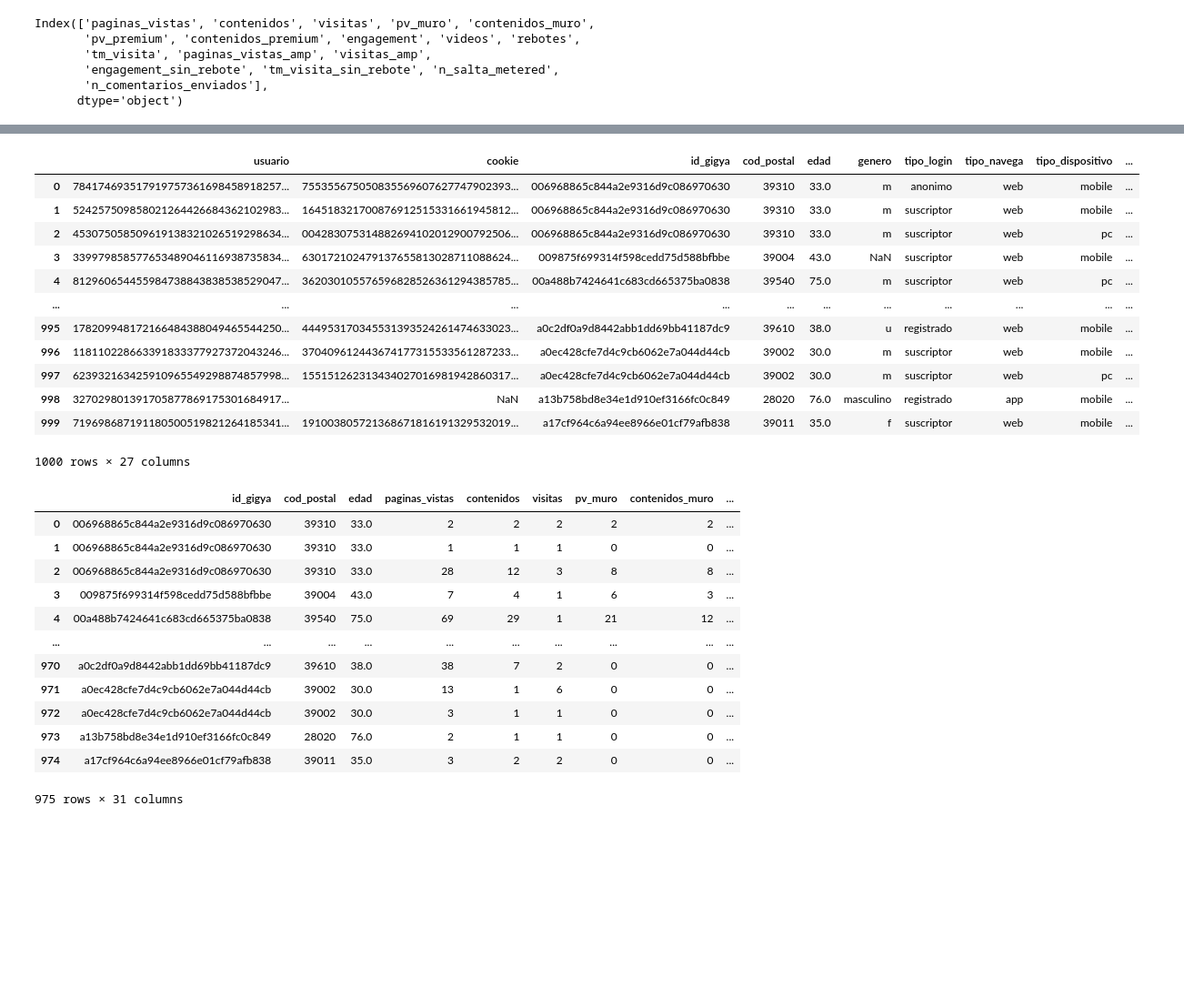
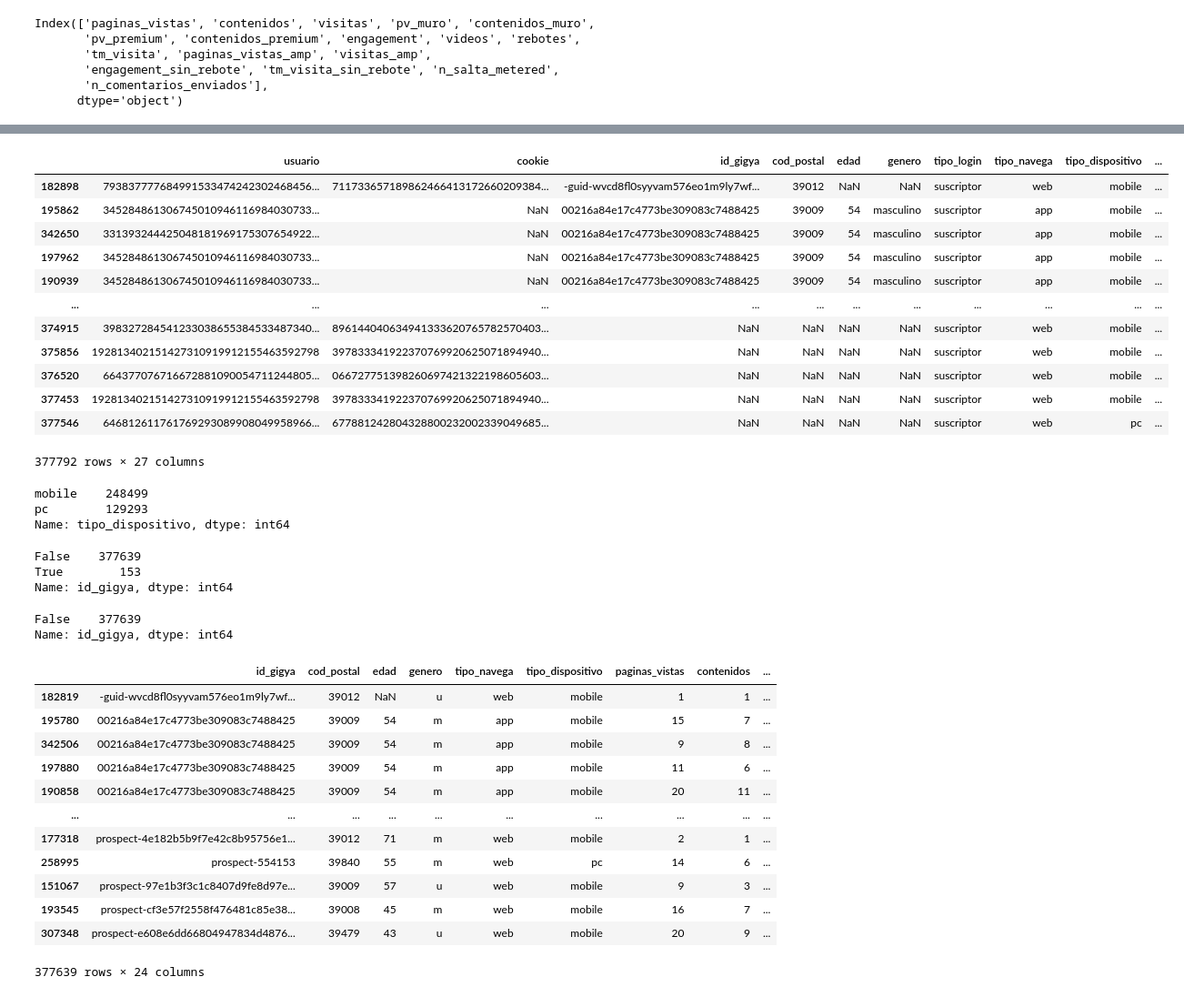
Before and after one commit to rgomezh/tfm-kschool, a Jupyter notebook: data-analysis.ipynb, the cells around one changed output, grey strips where cells are left out. Shown: that part at 91% size. Cells and saved outputs as stored; diff of their text form; code cells hidden in the pictures; blank space fills up the shorter version.

Commit message:
mergin subscriptions and navegation

```diff
--- a/data-analysis.ipynb
+++ b/data-analysis.ipynb
@@ -452,37 +473,54 @@ users.set_data()
+# %%
+users.users.sort_values(by='id_gigya')
+# %% [output]
+|  | usuario | cookie | id_gigya | cod_postal | edad | genero | tipo_login | tipo_navega | tipo_dispositivo | ... |
+| 182898 | 793837777684991533474242302468456... | 711733657189862466413172660209384... | -guid-wvcd8fl0syyvam576eo1m9ly7wf... | 39012 | NaN | NaN | suscriptor | web | mobile | ... |
+| 195862 | 345284861306745010946116984030733... | NaN | 00216a84e17c4773be309083c7488425 | 39009 | 54 | masculino | suscriptor | app | mobile | ... |
+| 342650 | 331393244425048181969175307654922... | NaN | 00216a84e17c4773be309083c7488425 | 39009 | 54 | masculino | suscriptor | app | mobile | ... |
+| 197962 | 345284861306745010946116984030733... | NaN | 00216a84e17c4773be309083c7488425 | 39009 | 54 | masculino | suscriptor | app | mobile | ... |
+| 190939 | 345284861306745010946116984030733... | NaN | 00216a84e17c4773be309083c7488425 | 39009 | 54 | masculino | suscriptor | app | mobile | ... |
+| ... | ... | ... | ... | ... | ... | ... | ... | ... | ... | ... |
+| 374915 | 398327284541233038655384533487340... | 896144040634941333620765782570403... | NaN | NaN | NaN | NaN | suscriptor | web | mobile | ... |
+| 375856 | 192813402151427310919912155463592798 | 397833341922370769920625071894940... | NaN | NaN | NaN | NaN | suscriptor | web | mobile | ... |
+| 376520 | 664377076716672881090054711244805... | 066727751398260697421322198605603... | NaN | NaN | NaN | NaN | suscriptor | web | mobile | ... |
+| 377453 | 192813402151427310919912155463592798 | 397833341922370769920625071894940... | NaN | NaN | NaN | NaN | suscriptor | web | mobile | ... |
+| 377546 | 646812611761769293089908049958966... | 677881242804328800232002339049685... | NaN | NaN | NaN | NaN | suscriptor | web | pc | ... |
+377792 rows × 27 columns
 # %%
-users.users
+users.users['tipo_dispositivo'].value_counts()
 # %% [output]
-|  | usuario | cookie | id_gigya | cod_postal | edad | genero | tipo_login | tipo_navega | tipo_dispositivo | ... |
-| 0 | 784174693517919757361698458918257... | 755355675050835569607627747902393... | 006968865c844a2e9316d9c086970630 | 39310 | 33.0 | m | anonimo | web | mobile | ... |
-| 1 | 524257509858021264426684362102983... | 164518321700876912515331661945812... | 006968865c844a2e9316d9c086970630 | 39310 | 33.0 | m | suscriptor | web | mobile | ... |
-| 2 | 453075058509619138321026519298634... | 004283075314882694102012900792506... | 006968865c844a2e9316d9c086970630 | 39310 | 33.0 | m | suscriptor | web | pc | ... |
-| 3 | 339979858577653489046116938735834... | 630172102479137655813028711088624... | 009875f699314f598cedd75d588bfbbe | 39004 | 43.0 | NaN | suscriptor | web | mobile | ... |
-| 4 | 812960654455984738843838538529047... | 362030105576596828526361294385785... | 00a488b7424641c683cd665375ba0838 | 39540 | 75.0 | m | suscriptor | web | pc | ... |
-| ... | ... | ... | ... | ... | ... | ... | ... | ... | ... | ... |
-| 995 | 178209948172166484388049465544250... | 444953170345531393524261474633023... | a0c2df0a9d8442abb1dd69bb41187dc9 | 39610 | 38.0 | u | registrado | web | mobile | ... |
-| 996 | 118110228663391833377927372043246... | 370409612443674177315533561287233... | a0ec428cfe7d4c9cb6062e7a044d44cb | 39002 | 30.0 | m | suscriptor | web | mobile | ... |
-| 997 | 623932163425910965549298874857998... | 155151262313434027016981942860317... | a0ec428cfe7d4c9cb6062e7a044d44cb | 39002 | 30.0 | m | suscriptor | web | pc | ... |
-| 998 | 327029801391705877869175301684917... | NaN | a13b758bd8e34e1d910ef3166fc0c849 | 28020 | 76.0 | masculino | registrado | app | mobile | ... |
-| 999 | 719698687191180500519821264185341... | 191003805721368671816191329532019... | a17cf964c6a94ee8966e01cf79afb838 | 39011 | 35.0 | f | suscriptor | web | mobile | ... |
-1000 rows × 27 columns
+mobile    248499
+pc        129293
+Name: tipo_dispositivo, dtype: int64
+# %%
+users.users['id_gigya'].isna().value_counts()
+# %% [output]
+False    377639
+True        153
+Name: id_gigya, dtype: int64
+# %%
+users.users['id_gigya'].isna().value_counts()
+# %% [output]
+False    377639
+Name: id_gigya, dtype: int64
 # %%
 users.clean_data()
-# %%
-users.users
-# %% [output]
-|  | id_gigya | cod_postal | edad | paginas_vistas | contenidos | visitas | pv_muro | contenidos_muro | ... |
-| 0 | 006968865c844a2e9316d9c086970630 | 39310 | 33.0 | 2 | 2 | 2 | 2 | 2 | ... |
-| 1 | 006968865c844a2e9316d9c086970630 | 39310 | 33.0 | 1 | 1 | 1 | 0 | 0 | ... |
-| 2 | 006968865c844a2e9316d9c086970630 | 39310 | 33.0 | 28 | 12 | 3 | 8 | 8 | ... |
-| 3 | 009875f699314f598cedd75d588bfbbe | 39004 | 43.0 | 7 | 4 | 1 | 6 | 3 | ... |
-| 4 | 00a488b7424641c683cd665375ba0838 | 39540 | 75.0 | 69 | 29 | 1 | 21 | 12 | ... |
-| ... | ... | ... | ... | ... | ... | ... | ... | ... | ... |
-| 970 | a0c2df0a9d8442abb1dd69bb41187dc9 | 39610 | 38.0 | 38 | 7 | 2 | 0 | 0 | ... |
-| 971 | a0ec428cfe7d4c9cb6062e7a044d44cb | 39002 | 30.0 | 13 | 1 | 6 | 0 | 0 | ... |
-| 972 | a0ec428cfe7d4c9cb6062e7a044d44cb | 39002 | 30.0 | 3 | 1 | 1 | 0 | 0 | ... |
-| 973 | a13b758bd8e34e1d910ef3166fc0c849 | 28020 | 76.0 | 2 | 1 | 1 | 0 | 0 | ... |
-| 974 | a17cf964c6a94ee8966e01cf79afb838 | 39011 | 35.0 | 3 | 2 | 2 | 0 | 0 | ... |
-975 rows × 31 columns
+# %%
+users.users[users.users['id_gigya'].notna()].sort_values('id_gigya')
+# %% [output]
+|  | id_gigya | cod_postal | edad | genero | tipo_navega | tipo_dispositivo | paginas_vistas | contenidos | ... |
+| 182819 | -guid-wvcd8fl0syyvam576eo1m9ly7wf... | 39012 | NaN | u | web | mobile | 1 | 1 | ... |
+| 195780 | 00216a84e17c4773be309083c7488425 | 39009 | 54 | m | app | mobile | 15 | 7 | ... |
+| 342506 | 00216a84e17c4773be309083c7488425 | 39009 | 54 | m | app | mobile | 9 | 8 | ... |
+| 197880 | 00216a84e17c4773be309083c7488425 | 39009 | 54 | m | app | mobile | 11 | 6 | ... |
+| 190858 | 00216a84e17c4773be309083c7488425 | 39009 | 54 | m | app | mobile | 20 | 11 | ... |
+| ... | ... | ... | ... | ... | ... | ... | ... | ... | ... |
+| 177318 | prospect-4e182b5b9f7e42c8b95756e1... | 39012 | 71 | m | web | mobile | 2 | 1 | ... |
+| 258995 | prospect-554153 | 39840 | 55 | m | web | pc | 14 | 6 | ... |
+| 151067 | prospect-97e1b3f3c1c8407d9fe8d97e... | 39009 | 57 | u | web | mobile | 9 | 3 | ... |
+| 193545 | prospect-cf3e57f2558f476481c85e38... | 39008 | 45 | m | web | mobile | 16 | 7 | ... |
+| 307348 | prospect-e608e6dd66804947834d4876... | 39479 | 43 | u | web | mobile | 20 | 9 | ... |
+377639 rows × 24 columns
 # %%
 users.users['edad'].isna().value_counts()
 # %% [output]
```
Also changed, not shown: parts of 41 cells of this notebook, 2 other files.
